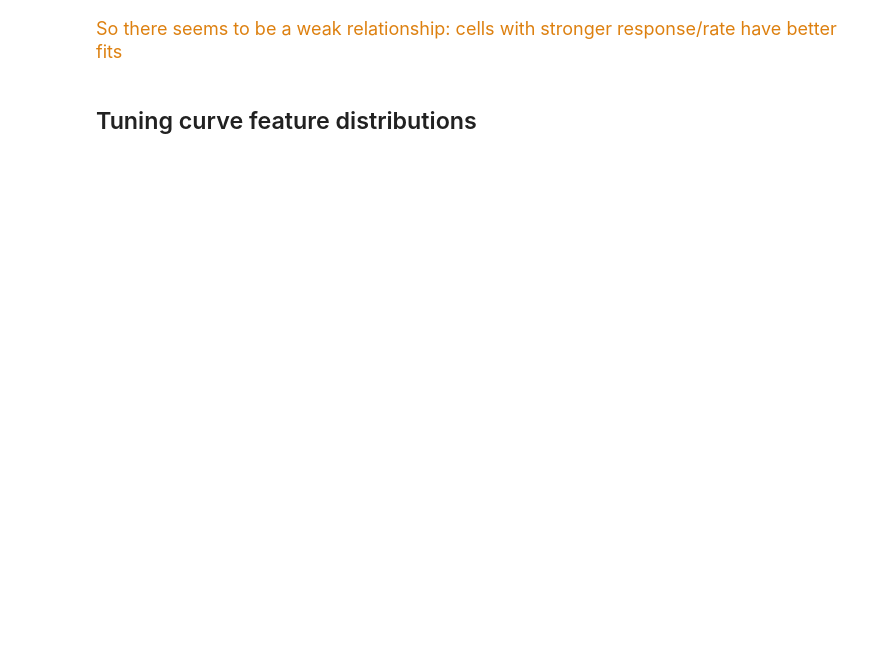
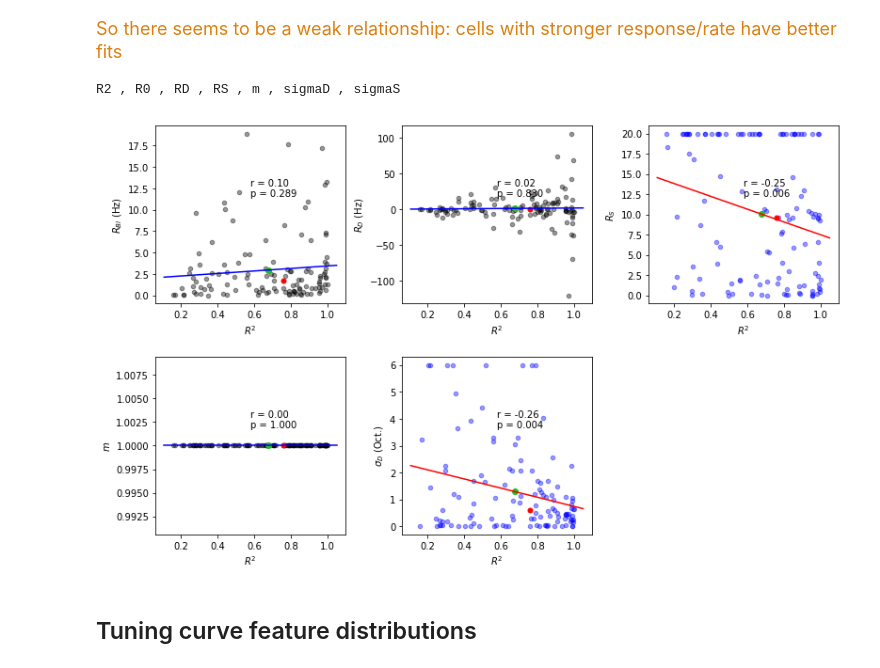
Before and after one commit to ahmadianlab/ACbandwidth, a Jupyter notebook: ACTuningCurves_CarandiniFits_Ecells.ipynb, the cells around one changed output. Saved outputs shown, nothing was run; the diff lists cells and outputs as text; code cells hidden in the pictures; blank space fills up the shorter version.

```diff
--- a/ACTuningCurves_CarandiniFits_Ecells.ipynb
+++ b/ACTuningCurves_CarandiniFits_Ecells.ipynb
@@ -171,2 +94,10 @@ del(TCfeaturesToPlot,ParamsLabels,TCparamNames)
+# %%
+#check correlations of fit-parameters with R^2 of fit
+nb_cell = 7
+%run -i celltype_identified_TCfits_nb
+plt.show()
+# %% [output]
+R2 , R0 , RD , RS , m , sigmaD , sigmaS
+[figure, added]
 # %% [markdown]
 ## Tuning curve feature distributions
```
Also changed, not shown: parts of 50 cells of this notebook, 9 other files.
